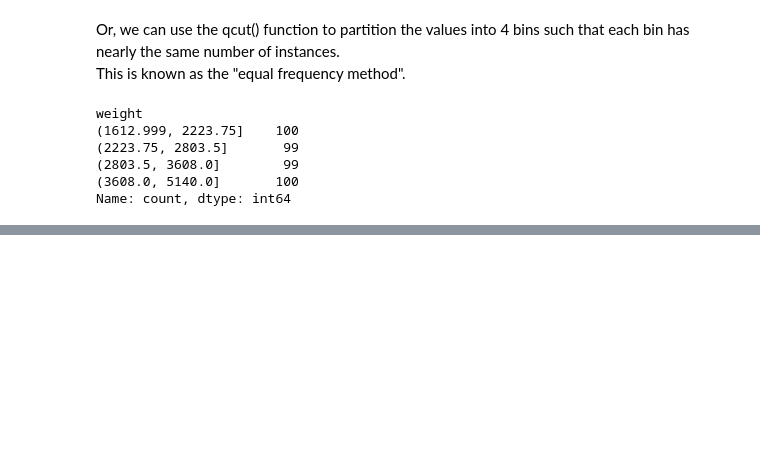
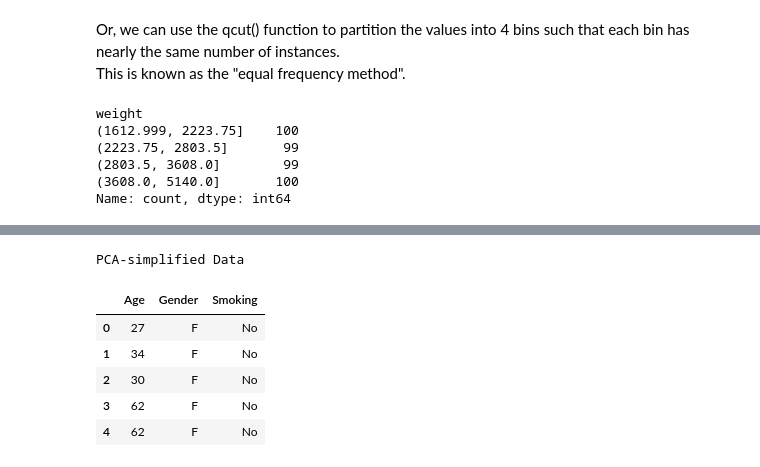
Before and after one commit to Romin-6522/CSC177-Outliers-Projects, a Jupyter notebook: DTCR_DataPreprocessing.ipynb, the cells around one changed output, grey strips where cells are left out. Saved outputs shown, nothing was run; the diff lists cells and outputs as text; code cells hidden in the pictures; blank space fills up the shorter version.

```diff
--- a/DTCR_DataPreprocessing.ipynb
+++ b/DTCR_DataPreprocessing.ipynb
@@ -818,0 +754,22 @@ Name: count, dtype: int64
+# %%
+import pandas as pd
+
+
+file_path = 'cleaned_Thyroid_data.csv'
+thyroid_pca_df = pd.read_csv(file_path)
+
+thyroid_pca_df = thyroid_pca_df.drop(['Hx Smoking','Physical Examination','Pathology',
+                                      'Hx Radiothreapy','Risk','Stage','Response',
+                                      'Thyroid Function','Recurred','Adenopathy', 'Focality',
+                                      'T', 'N','M'], axis=1)
+
+print("PCA-simplified Data")
+thyroid_pca_df.head()
+# %% [output]
+PCA-simplified Data
+|  | Age | Gender | Smoking |
+| 0 | 27 | F | No |
+| 1 | 34 | F | No |
+| 2 | 30 | F | No |
+| 3 | 62 | F | No |
+| 4 | 62 | F | No |
```
Also changed, not shown: parts of 27 cells of this notebook.
